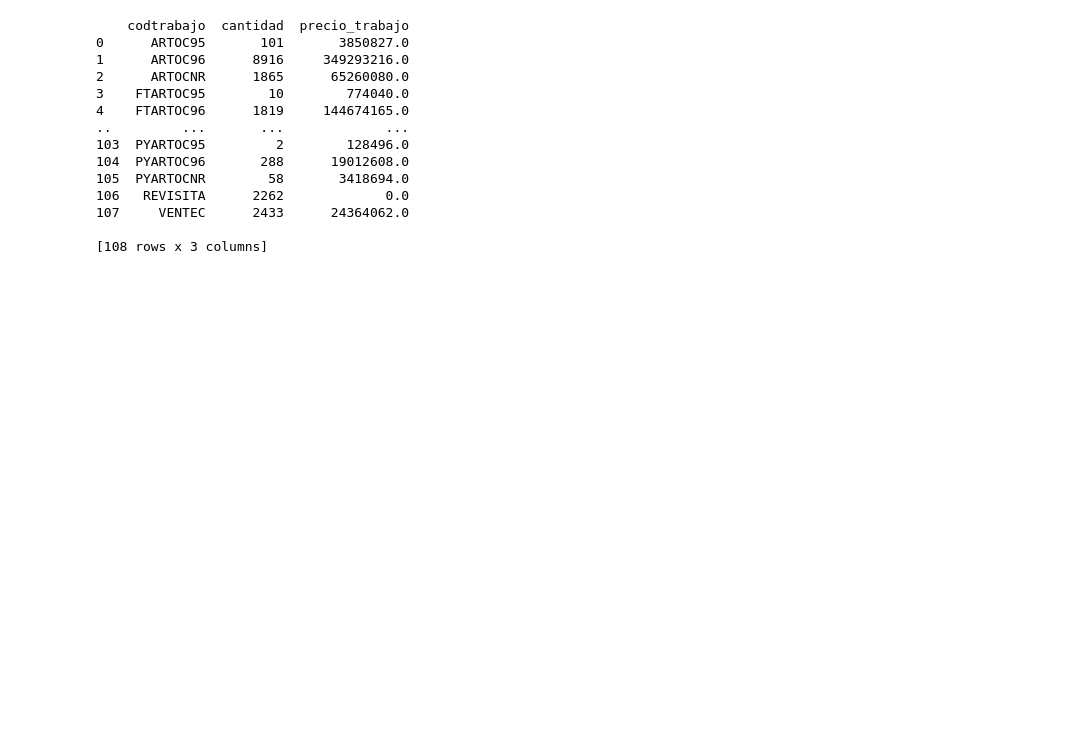
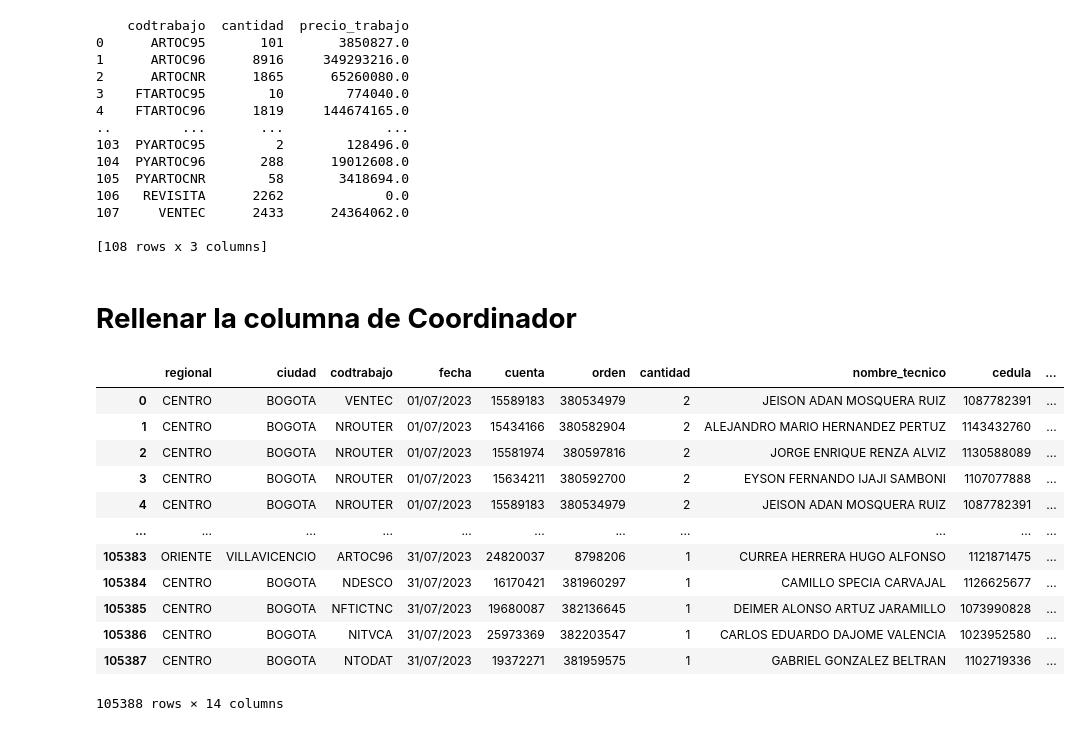
Before and after one commit to r2x4/activity, a Jupyter notebook: pruebas_pruebas.ipynb, the cells around one changed output. Drawn from its saved outputs; the diff is of its cells as text; code cells hidden in the pictures; blank space fills up the shorter version.

```diff
--- a/pruebas_pruebas.ipynb
+++ b/pruebas_pruebas.ipynb
@@ -197,3 +197,35 @@ print(df_codtrabajo_cantidad)
 # tercer excel
 
 df_codtrabajo_cantidad.to_csv('df_codtrabajo_cantidad.csv', index=False)
+# %% [markdown]
+# **Rellenar la columna de Coordinador**
+# %%
+referencia_coordinadores = pd.DataFrame({
+    'ciudad': ['BOGOTA', 'BOGOTA', 'BUCARAMANGA', 'BUCARAMANGA', 'YOPAL', 'YOPAL', 'VILLAVICENCIO', 'VILLAVICENCIO'],
+    'esquema_trabajo': ['HFC', 'FTTH', 'HFC', 'FTTH', 'HFC', 'FTTH', 'HFC', 'FTTH'],
+    'coordinador': ['GIOVANNI V', 'JHON T', 'DIEGO S', 'EDINSON Q', 'HUBER M', 'JHON G', 'SERGIO G', 'ANDRES G']
+})
+# %%
+# Asegurarse de que los textos estén en mayúscula para que el merge funcione correctamente
+datos['ciudad'] = datos['ciudad'].str.upper()
+datos['esquema_trabajo'] = datos['esquema_trabajo'].str.upper()
+# %%
+# Llenar la columna 'coordinador' uniendo por ciudad y esquema de trabajo
+datos = datos.drop(columns=['coordinador'], errors='ignore')  # eliminar si ya existe vacía
+datos = datos.merge(referencia_coordinadores, on=['ciudad', 'esquema_trabajo'], how='left')
+# %%
+datos
+# %% [output]
+|  | regional | ciudad | codtrabajo | fecha | cuenta | orden | cantidad | nombre_tecnico | cedula | ... |
+| 0 | CENTRO | BOGOTA | VENTEC | 01/07/2023 | 15589183 | 380534979 | 2 | JEISON ADAN MOSQUERA RUIZ | 1087782391 | ... |
+| 1 | CENTRO | BOGOTA | NROUTER | 01/07/2023 | 15434166 | 380582904 | 2 | ALEJANDRO MARIO HERNANDEZ PERTUZ | 1143432760 | ... |
+| 2 | CENTRO | BOGOTA | NROUTER | 01/07/2023 | 15581974 | 380597816 | 2 | JORGE ENRIQUE RENZA ALVIZ | 1130588089 | ... |
+| 3 | CENTRO | BOGOTA | NROUTER | 01/07/2023 | 15634211 | 380592700 | 2 | EYSON FERNANDO IJAJI SAMBONI | 1107077888 | ... |
+| 4 | CENTRO | BOGOTA | NROUTER | 01/07/2023 | 15589183 | 380534979 | 2 | JEISON ADAN MOSQUERA RUIZ | 1087782391 | ... |
+| ... | ... | ... | ... | ... | ... | ... | ... | ... | ... | ... |
+| 105383 | ORIENTE | VILLAVICENCIO | ARTOC96 | 31/07/2023 | 24820037 | 8798206 | 1 | CURREA HERRERA HUGO ALFONSO | 1121871475 | ... |
+| 105384 | CENTRO | BOGOTA | NDESCO | 31/07/2023 | 16170421 | 381960297 | 1 | CAMILLO SPECIA CARVAJAL | 1126625677 | ... |
+| 105385 | CENTRO | BOGOTA | NFTICTNC | 31/07/2023 | 19680087 | 382136645 | 1 | DEIMER ALONSO ARTUZ JARAMILLO | 1073990828 | ... |
+| 105386 | CENTRO | BOGOTA | NITVCA | 31/07/2023 | 25973369 | 382203547 | 1 | CARLOS EDUARDO DAJOME VALENCIA | 1023952580 | ... |
+| 105387 | CENTRO | BOGOTA | NTODAT | 31/07/2023 | 19372271 | 381959575 | 1 | GABRIEL GONZALEZ BELTRAN | 1102719336 | ... |
+105388 rows × 14 columns
```
Also changed, not shown: parts of 1 cell of this notebook.
